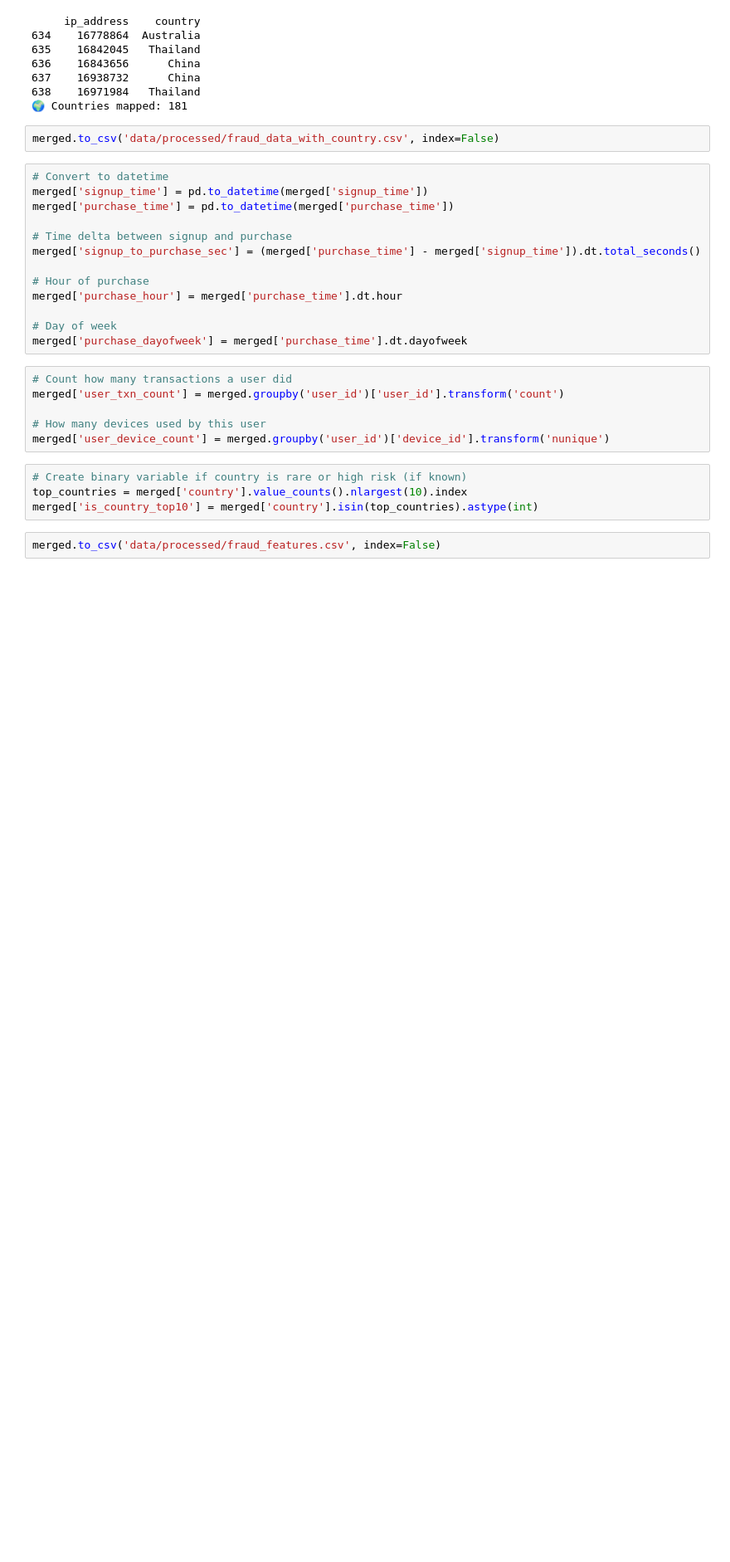
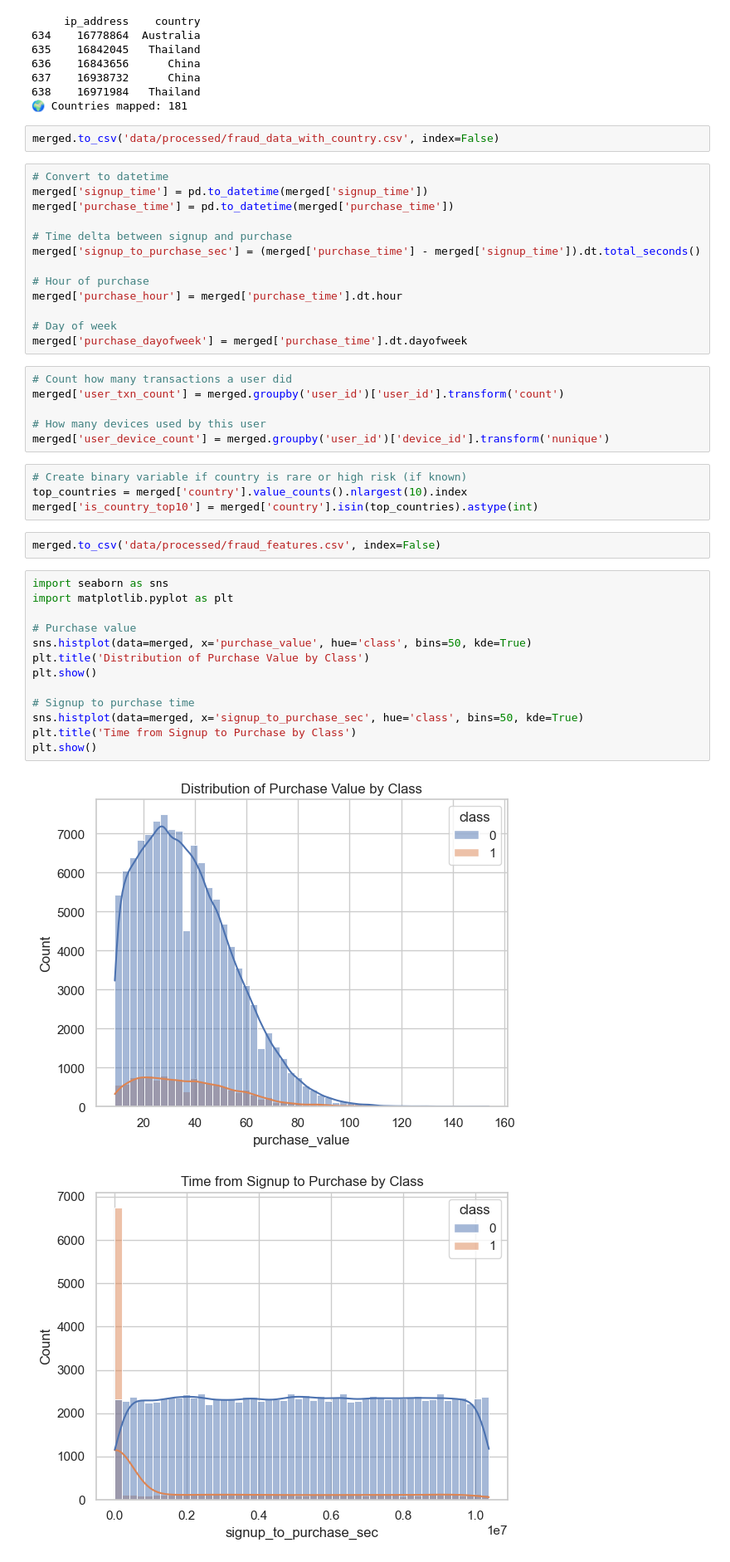
Before and after one commit to Bisrath1/fraud-detection-10academy, a Jupyter notebook: notebooks/1.0-eda.ipynb, the cells around one changed output. Shown: that part at 83% size. Drawn from its saved outputs; the diff is of its cells as text; blank space fills up the shorter version.

```diff
--- a/notebooks/1.0-eda.ipynb
+++ b/notebooks/1.0-eda.ipynb
@@ -227,3 +227,19 @@ top_countries = merged['country'].value_counts().nlargest(10).index
 merged['is_country_top10'] = merged['country'].isin(top_countries).astype(int)
 # %%
 merged.to_csv('data/processed/fraud_features.csv', index=False)
+# %%
+import seaborn as sns
+import matplotlib.pyplot as plt
+
+# Purchase value
+sns.histplot(data=merged, x='purchase_value', hue='class', bins=50, kde=True)
+plt.title('Distribution of Purchase Value by Class')
+plt.show()
+
+# Signup to purchase time
+sns.histplot(data=merged, x='signup_to_purchase_sec', hue='class', bins=50, kde=True)
+plt.title('Time from Signup to Purchase by Class')
+plt.show()
+# %% [output]
+[figure, added]
+[figure, added]
```
Also changed, not shown: parts of 3 cells of this notebook.
